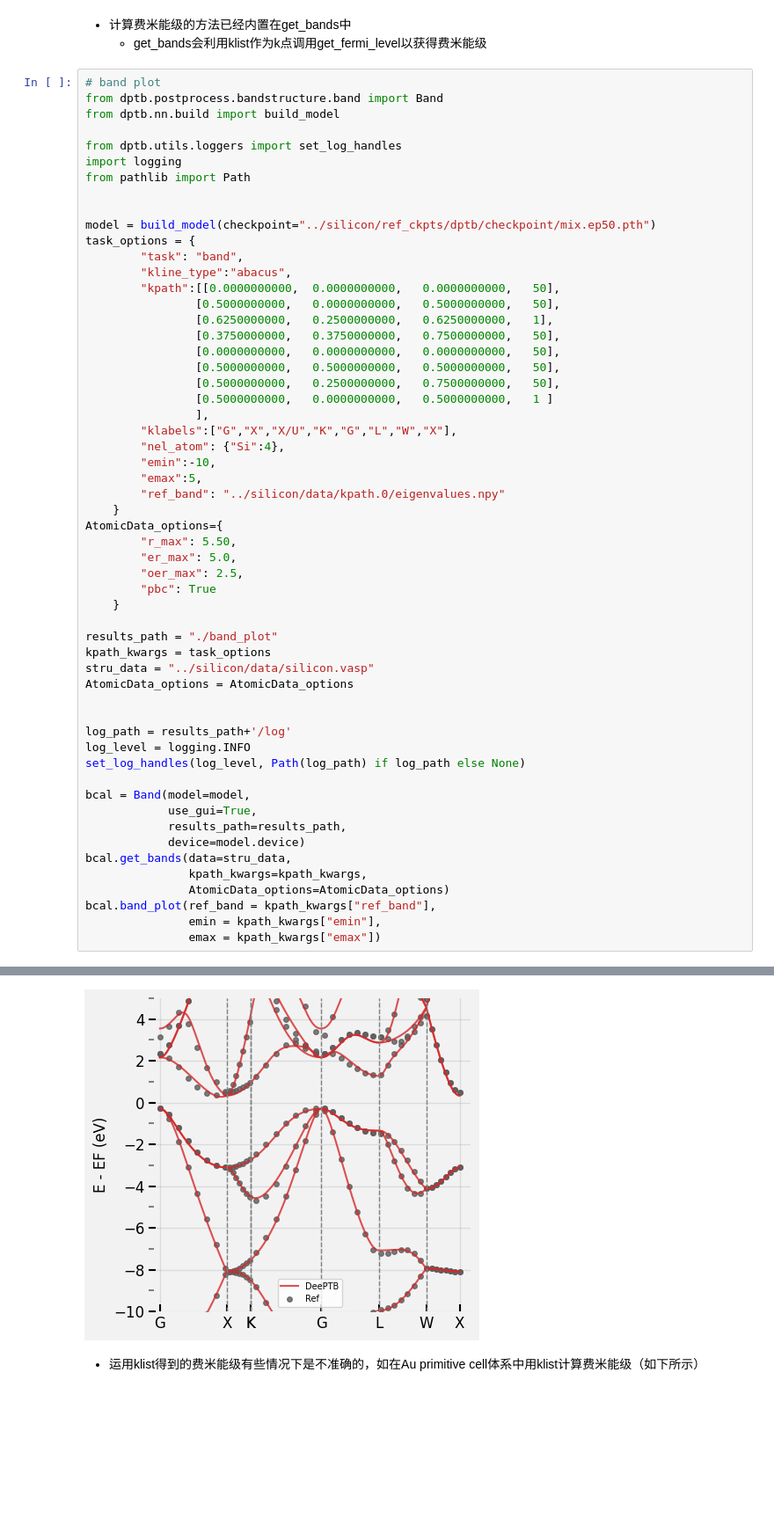
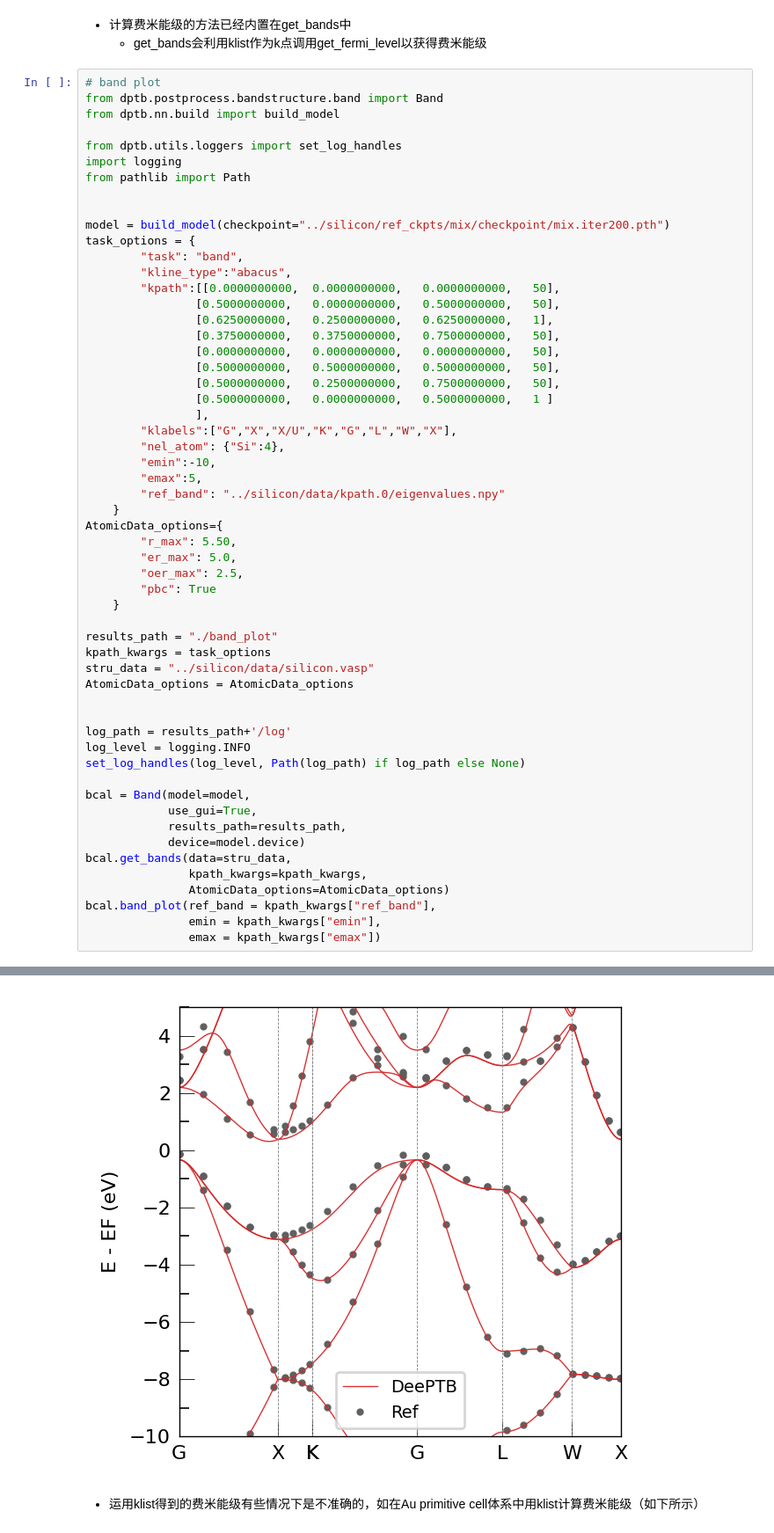
Before and after one commit to deepmodeling/DeePTB, a Jupyter notebook: examples/get_fermi/get_fermi.ipynb, the cells around one changed output, grey strips where cells are left out. Shown: that part at 88% size. Saved outputs shown, nothing was run; the diff lists cells and outputs as text; blank space fills up the shorter version.

```diff
--- a/examples/get_fermi/get_fermi.ipynb
+++ b/examples/get_fermi/get_fermi.ipynb
@@ -125,7 +151,7 @@ import logging
 from pathlib import Path
 
 
-model = build_model(checkpoint="../silicon/ref_ckpts/dptb/checkpoint/mix.ep50.pth")
+model = build_model(checkpoint="../silicon/ref_ckpts/mix/checkpoint/mix.iter200.pth")
 task_options = {
         "task": "band",
         "kline_type":"abacus",
@@ -181,4 +213,4 @@ DEEPTB INFO    The fermi energy is not provided, use the estimated value in line
-[figure, old version]
+[figure, new version]
 # %% [markdown]
 - 运用klist得到的费米能级有些情况下是不准确的，如在Au primitive cell体系中用klist计算费米能级（如下所示）
 # %%
```
Also changed, not shown: parts of 6 cells of this notebook, 2 other files.
